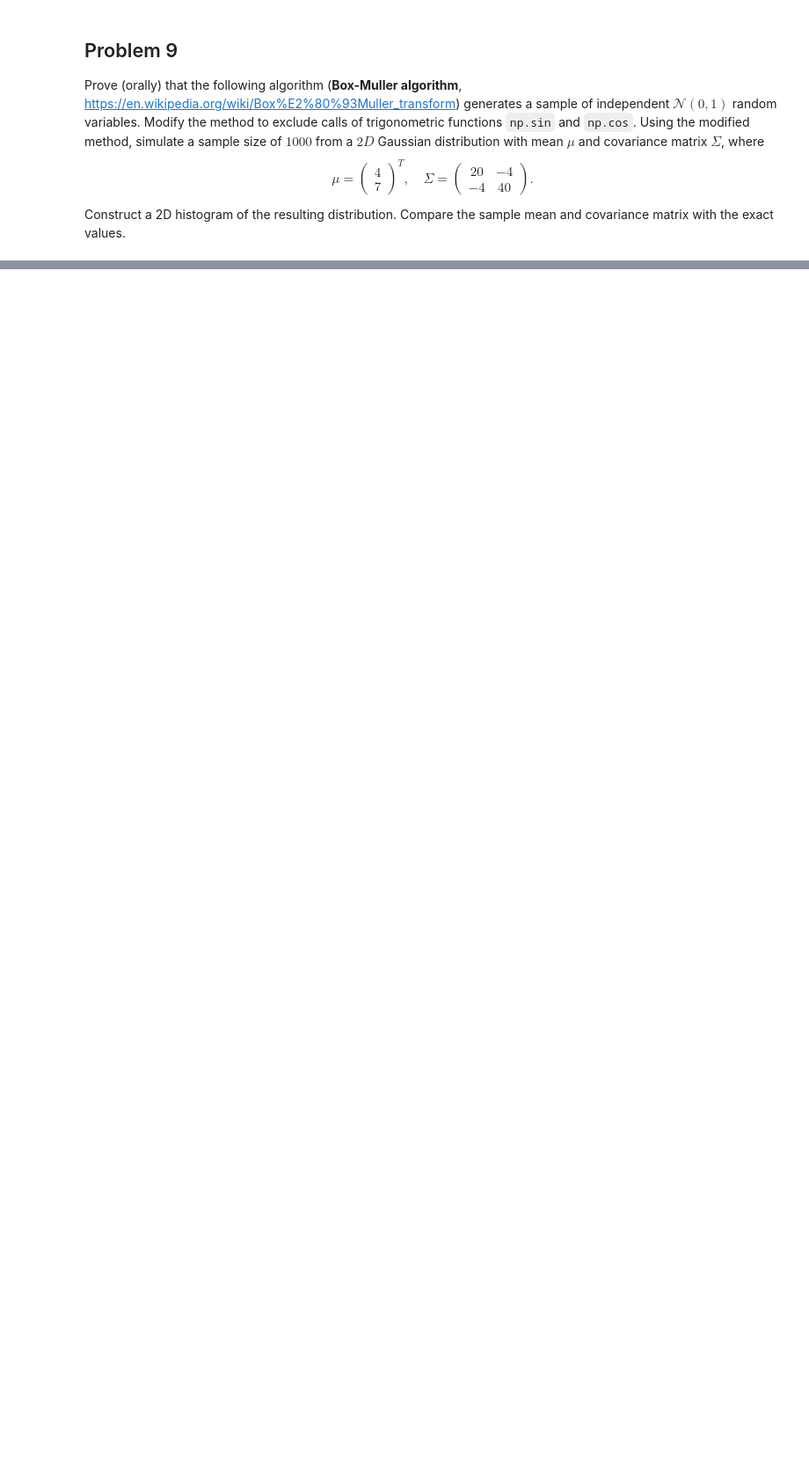
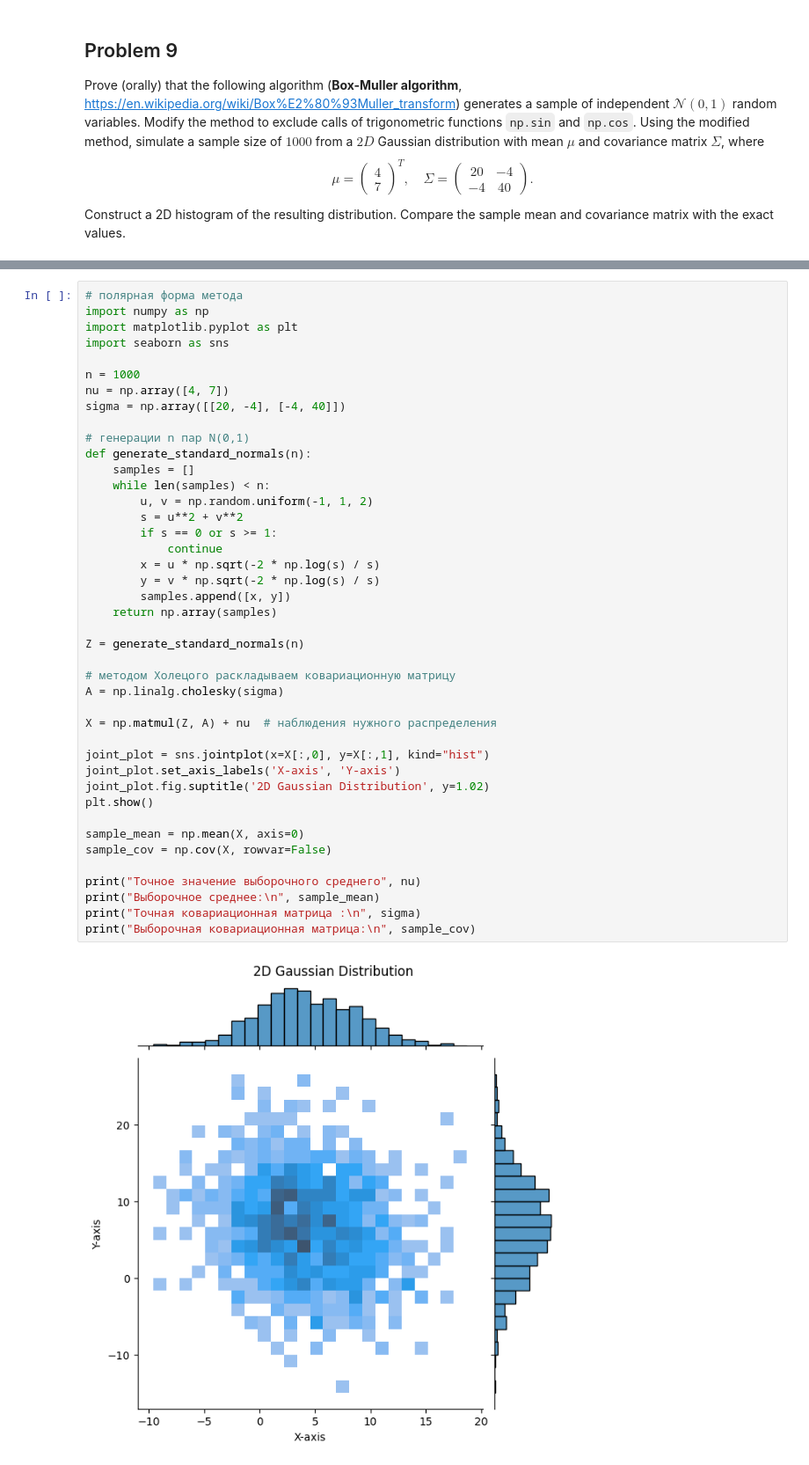
Before and after one commit to YanaStekolshchikova/StatPrak25, a Jupyter notebook: дз3.ipynb, the cells around one changed output, grey strips where cells are left out. Shown at 88% size. Cells and saved outputs as stored; diff of their text form; blank space fills up the shorter version.

```diff
--- a/дз3.ipynb
+++ b/дз3.ipynb
@@ -275,0 +296,44 @@ Construct a 2D histogram of the resulting distribution. Compare the sample mean
+# %%
+# полярная форма метода
+import numpy as np
+import matplotlib.pyplot as plt
+import seaborn as sns
+
+n = 1000
+nu = np.array([4, 7])
+sigma = np.array([[20, -4], [-4, 40]])
+
+# генерации n пар N(0,1)
+def generate_standard_normals(n):
+    samples = []
+    while len(samples) < n:
+        u, v = np.random.uniform(-1, 1, 2)
+        s = u**2 + v**2
+        if s == 0 or s >= 1:
+            continue
+        x = u * np.sqrt(-2 * np.log(s) / s)
+        y = v * np.sqrt(-2 * np.log(s) / s)
+        samples.append([x, y])
+    return np.array(samples)
+
+Z = generate_standard_normals(n)
+
+# методом Холецого раскладываем ковариационную матрицу
+A = np.linalg.cholesky(sigma)
+
+X = np.matmul(Z, A) + nu  # наблюдения нужного распределения
+
+joint_plot = sns.jointplot(x=X[:,0], y=X[:,1], kind="hist")
+joint_plot.set_axis_labels('X-axis', 'Y-axis')
+joint_plot.fig.suptitle('2D Gaussian Distribution', y=1.02)
+plt.show()
+
+sample_mean = np.mean(X, axis=0)
+sample_cov = np.cov(X, rowvar=False)
+
+print("Точное значение выборочного среднего", nu)
+print("Выборочное среднее:\n", sample_mean)
+print("Точная ковариационная матрица :\n", sigma)
+print("Выборочная ковариационная матрица:\n", sample_cov)
+# %% [output]
+[figure, added]
```
Also changed, not shown: parts of 4 cells of this notebook.
